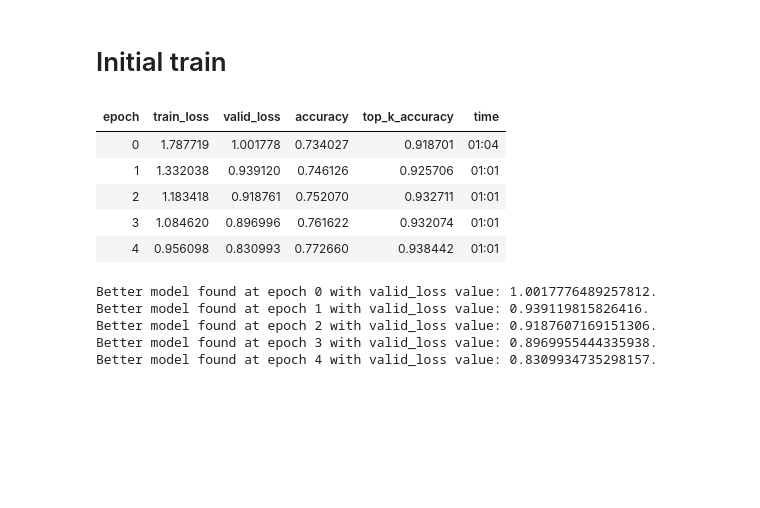
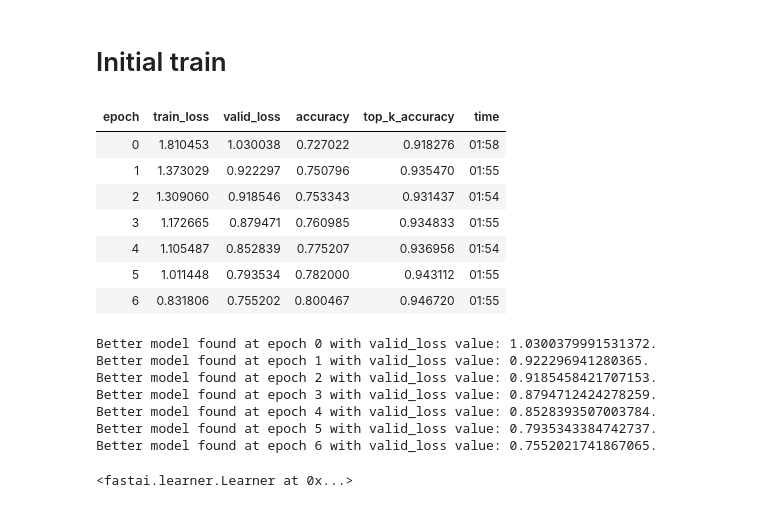
Before and after one commit to Andrei-d6/AAIT-HW2, a Jupyter notebook: Task1.ipynb, the cells around one changed output. Drawn from its saved outputs; the diff is of its cells as text; code cells hidden in the pictures; blank space fills up the shorter version.

```diff
--- a/Task1.ipynb
+++ b/Task1.ipynb
@@ -10,21 +10,29 @@ from src.utils import (
 # %% [markdown]
 # Initial train
 # %%
-config  = load_configuration('configs/config_task1.yml')
+config  = load_configuration('configs/config_task1_224.yml')
 learn = get_learner_task1(config)
 # %%
-do_fit(learn, 'task1_resnet50', epochs=5, lr=1e-3, pct_start=0.75)
+do_fit(learn, 'task1_resnet50', epochs=7, lr=1e-3, pct_start=0.75)
 # %% [output]
 | epoch | train_loss | valid_loss | accuracy | top_k_accuracy | time |
-| 0 | 1.787719 | 1.001778 | 0.734027 | 0.918701 | 01:04 |
-| 1 | 1.332038 | 0.939120 | 0.746126 | 0.925706 | 01:01 |
-| 2 | 1.183418 | 0.918761 | 0.752070 | 0.932711 | 01:01 |
-| 3 | 1.084620 | 0.896996 | 0.761622 | 0.932074 | 01:01 |
-| 4 | 0.956098 | 0.830993 | 0.772660 | 0.938442 | 01:01 |
+| 0 | 1.810453 | 1.030038 | 0.727022 | 0.918276 | 01:58 |
+| 1 | 1.373029 | 0.922297 | 0.750796 | 0.935470 | 01:55 |
+| 2 | 1.309060 | 0.918546 | 0.753343 | 0.931437 | 01:54 |
+| 3 | 1.172665 | 0.879471 | 0.760985 | 0.934833 | 01:55 |
+| 4 | 1.105487 | 0.852839 | 0.775207 | 0.936956 | 01:54 |
+| 5 | 1.011448 | 0.793534 | 0.782000 | 0.943112 | 01:55 |
+| 6 | 0.831806 | 0.755202 | 0.800467 | 0.946720 | 01:55 |
-Better model found at epoch 0 with valid_loss value: 1.0017776489257812.
-Better model found at epoch 1 with valid_loss value: 0.939119815826416.
-Better model found at epoch 2 with valid_loss value: 0.9187607169151306.
-Better model found at epoch 3 with valid_loss value: 0.8969955444335938.
-Better model found at epoch 4 with valid_loss value: 0.8309934735298157.
+Better model found at epoch 0 with valid_loss value: 1.0300379991531372.
+Better model found at epoch 1 with valid_loss value: 0.922296941280365.
+Better model found at epoch 2 with valid_loss value: 0.9185458421707153.
+Better model found at epoch 3 with valid_loss value: 0.8794712424278259.
+Better model found at epoch 4 with valid_loss value: 0.8528393507003784.
+Better model found at epoch 5 with valid_loss value: 0.7935343384742737.
+Better model found at epoch 6 with valid_loss value: 0.7552021741867065.
+# %%
+learn.load('task1_resnet50')
+# %% [output]
+<fastai.learner.Learner at 0x...>
 # %%
 learn.unfreeze()
```
Also changed, not shown: parts of 33 cells of this notebook, 8 other files.
